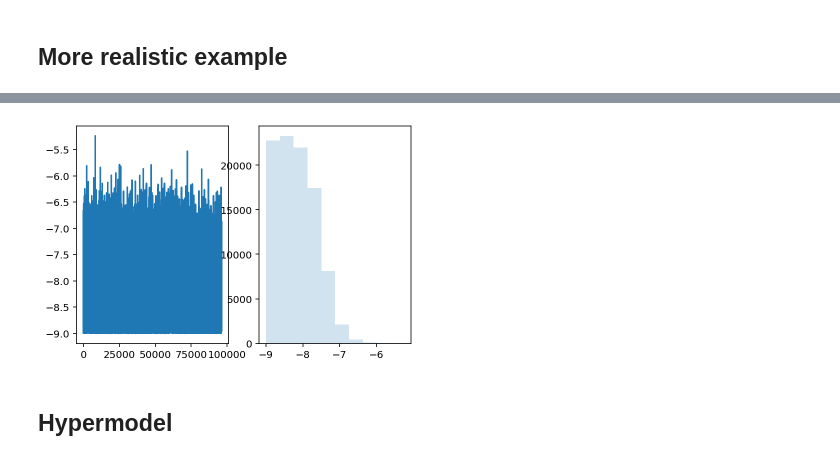
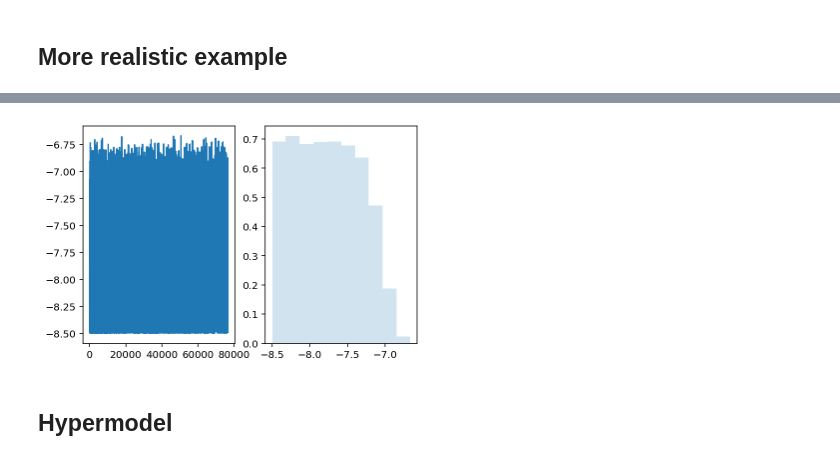
Before and after one commit to stevertaylor/pulsar_timing_gibbsspec, a Jupyter notebook: pta_gibbs_freespec.ipynb, the cells around one changed output, grey strips where cells are left out. Drawn from its saved outputs; the diff is of its cells as text; code cells hidden in the pictures.

```diff
--- a/pta_gibbs_freespec.ipynb
+++ b/pta_gibbs_freespec.ipynb
@@ -798,2 +803,5 @@ KeyboardInterrupt:
+# %%
+chain_gibbs_1713_old = np.loadtxt('./gibbs_nano9_1713/chain.txt')
+chain_gibbs_1713 = np.loadtxt('./gibbs_nano9_1713_v3/chain.txt')
 # %%
-chain_gibbs_1713 = np.loadtxt('./gibbs_nano9_1713/chain.txt')
+chain_gibbs_eccon_1713 = np.loadtxt('./gibbs_nano9_1713_ecorrcon/chain.txt')
@@ -800,10 +813,13 @@ chain_gibbs_1713 = np.loadtxt('./gibbs_nano9_1713/chain.txt')
 # %%
-idx = 29
+idx = 20
 fig,ax = plt.subplots(nrows=1,ncols=2)
-ax[0].plot(chain_gibbs_1713[500:,idx]);
-ax[1].hist(chain_gibbs_1713[500:,idx], alpha=0.2);
+ax[0].plot(chain_gibbs_1713[10000:,idx]);
+ax[1].hist(chain_gibbs_1713[10000:,idx], alpha=0.2, density=True);
+
+#ax[0].plot(chain_gibbs_1713_old[10000:,idx]);
+#ax[1].hist(chain_gibbs_1713_old[10000:,idx], alpha=0.2, density=True);
 # %% [output]
-[figure, old version]
+[figure, new version]
 # %% [markdown]
 ## Hypermodel
 # %%
```
Also changed, not shown: parts of 24 cells of this notebook.
